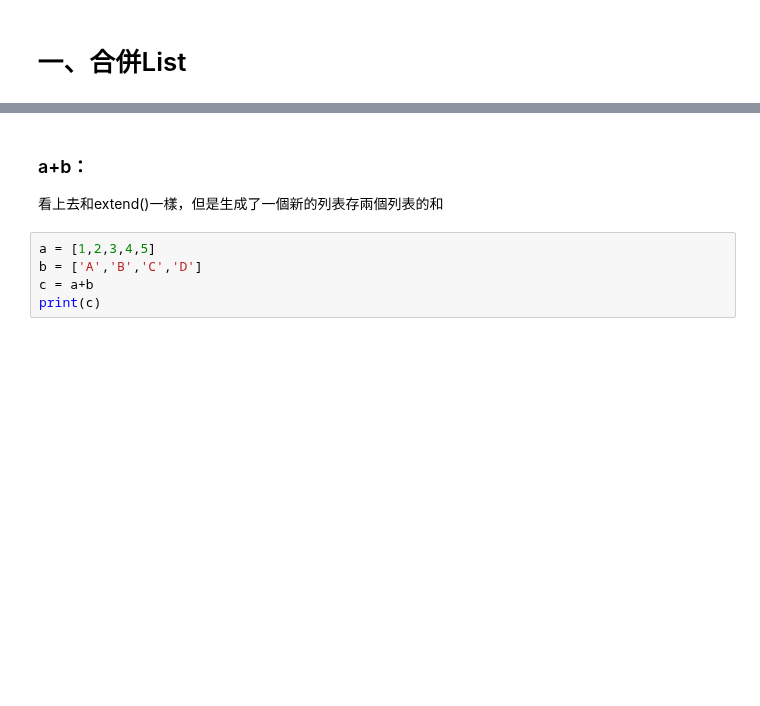
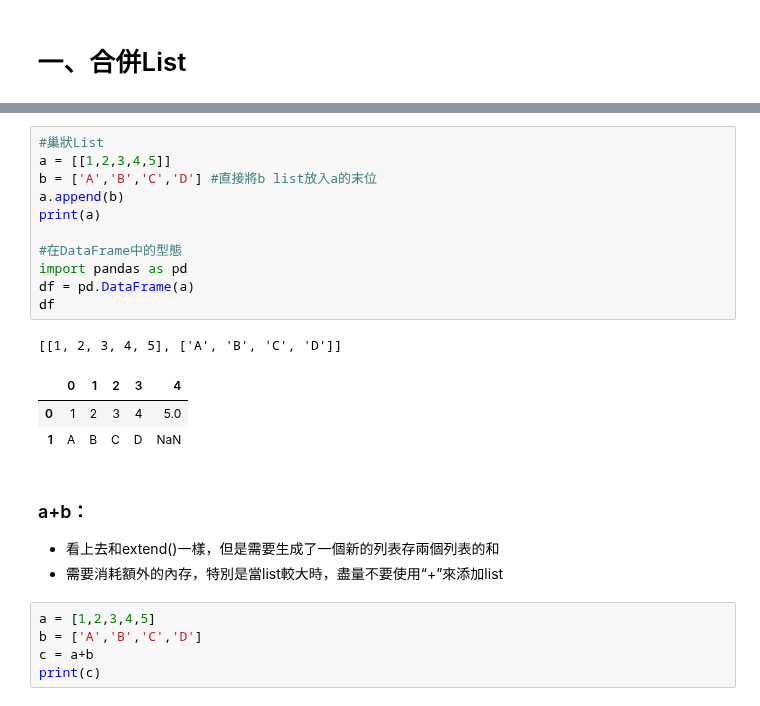
Before and after one commit to ricky4235/Python, a Jupyter notebook: 0_Basic/合併&加入資料(列表、字典、數組).ipynb, the cells around one changed output, grey strips where cells are left out. Drawn from its saved outputs; the diff is of its cells as text; blank space fills up the shorter version.

```diff
--- a/0_Basic/合併&加入資料(列表、字典、數組).ipynb
+++ b/0_Basic/合併&加入資料(列表、字典、數組).ipynb
@@ -26,6 +75,23 @@ print(a)
+# %%
+#巢狀List
+a = [[1,2,3,4,5]]
+b = ['A','B','C','D'] #直接將b list放入a的末位
+a.append(b)
+print(a)
+
+#在DataFrame中的型態
+import pandas as pd
+df = pd.DataFrame(a)
+df
+# %% [output]
+[[1, 2, 3, 4, 5], ['A', 'B', 'C', 'D']]
+|  | 0 | 1 | 2 | 3 | 4 |
+| 0 | 1 | 2 | 3 | 4 | 5.0 |
+| 1 | A | B | C | D | NaN |
 # %% [markdown]
 ### a+b：
-看上去和extend()一樣，但是生成了一個新的列表存兩個列表的和
+* 看上去和extend()一樣，但是需要生成了一個新的列表存兩個列表的和
+* 需要消耗額外的內存，特別是當list較大時，盡量不要使用“+”來添加list
 # %%
 a = [1,2,3,4,5]
 b = ['A','B','C','D']
```
Also changed, not shown: parts of 10 cells of this notebook, 3 other files.
